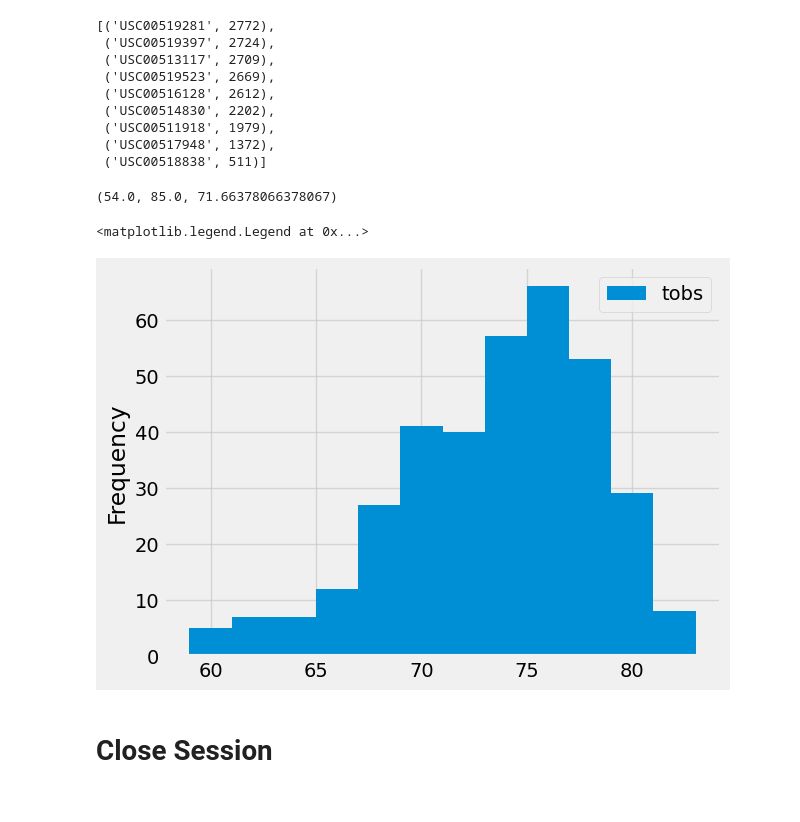
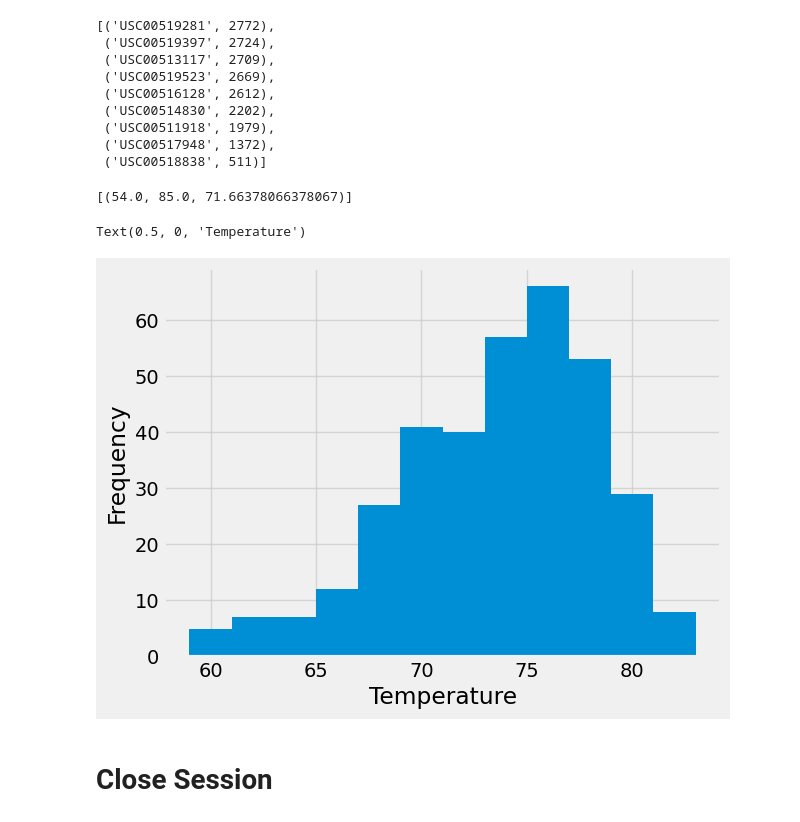
Before and after one commit to swatik230/SqlAlchemy_Challenge, a Jupyter notebook: Surfsup/Climate_Checkpoint_Code.ipynb, the cells around one changed output. Drawn from its saved outputs; the diff is of its cells as text; code cells hidden in the pictures.

```diff
--- a/Surfsup/Climate_Checkpoint_Code.ipynb
+++ b/Surfsup/Climate_Checkpoint_Code.ipynb
@@ -154,33 +139,33 @@ sel = [func.min(Measurement.tobs),func.max(Measurement.tobs),func.avg(Measuremen
 mostactivestationdata = session.query(*sel).\
     group_by(Measurement.station).\
     order_by(func.count(Measurement.id).desc()).first()
-mostactivestationdata
+[mostactivestationdata]
 # %% [output]
-(54.0, 85.0, 71.66378066378067)
+[(54.0, 85.0, 71.66378066378067)]
 # %%
+
 # Using the most active station id
 # Query the last 12 months of temperature observation data for this station and plot the results as a histogram
 
 queryresult = session.query(Measurement.tobs).\
     filter(Measurement.station == activestations[0][0]).\
     filter(Measurement.date >= querydate).all()
 temperatures = list(np.ravel(queryresult))
 
 sel = [Station.station,Station.name,Station.latitude,Station.longitude,Station.elevation]
 queryresult = session.query(*sel).all()
 stations_desc = pd.DataFrame(queryresult, columns=['Station','Name','Latitude','Longitude','Elevation'])
 
 stationname = stations_desc.loc[stations_desc["Station"] == activestations[0][0],"Name"].tolist()[0]
 
-# n, bins, patches = plt.hist(temperatures, bins=12,alpha=0.7, rwidth=1.0,label='tobs')
+
 plt.hist(temperatures, bins=12,rwidth=1.0,label='tobs')
 plt.grid(axis='both', alpha=0.75)
 plt.ylabel('Frequency')
-#plt.title(f"Temperature from {querydate} to {lateststr[0]} \nmeasured at {stationname}")
-plt.legend()
+plt.xlabel("Temperature")
 # %% [output]
-<matplotlib.legend.Legend at 0x...>
+Text(0.5, 0, 'Temperature')
-[figure, old version]
+[figure, new version]
 # %% [markdown]
 # Close Session
 # %%
```
Also changed, not shown: parts of 9 cells of this notebook.
